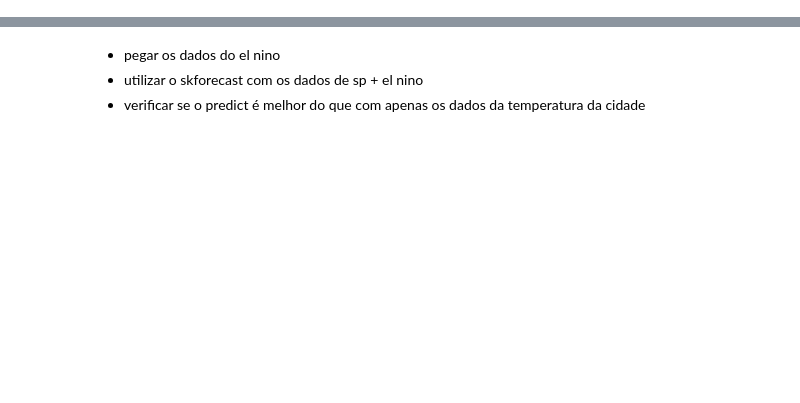
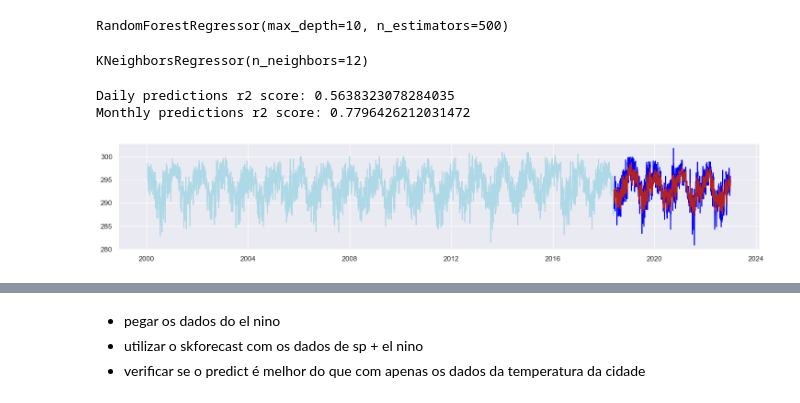
Before and after one commit to pedroaurgomes/AI4GOOD-LosNinos, a Jupyter notebook: el_nino.ipynb, the cells around one changed output, grey strips where cells are left out. Saved outputs shown, nothing was run; the diff lists cells and outputs as text; code cells hidden in the pictures; blank space fills up the shorter version.

```diff
--- a/el_nino.ipynb
+++ b/el_nino.ipynb
@@ -349,0 +457,31 @@ Utilizar modelos de Série Temporal multi-variado para agregar as informações
+# %%
+daily_data = daily_lag_15_dataset
+monthly_data = montly_lag_15_dataset
+# %%
+rf.fit(daily_data['train']['time_series'], daily_data['train']['target'])
+# %% [output]
+RandomForestRegressor(max_depth=10, n_estimators=500)
+# %%
+knn.fit(monthly_data['train']['time_series'], monthly_data['train']['target'])
+# %% [output]
+KNeighborsRegressor(n_neighbors=12)
+# %%
+daily_predictions = rf.predict(daily_data['val']['time_series'])
+monthly_predictions = knn.predict(monthly_data['val']['time_series'])
+# %%
+print(f'Daily predictions r2 score: {r2_score(daily_data['val']['target'], daily_predictions)}\nMonthly predictions r2 score: {r2_score(monthly_data['val']['target'], monthly_predictions)}')
+# %% [output]
+Daily predictions r2 score: 0.5638323078284035
+Monthly predictions r2 score: 0.7796426212031472
+# %%
+train_series = pandas.DataFrame(zip(daily_data['train']['timestamp'], daily_data['train']['target']), columns=['time', 'temperature']).set_index('time')
+test_series = pandas.DataFrame(zip(daily_data['val']['timestamp'], daily_data['val']['target']), columns=['time', 'temperature']).set_index('time')
+predictions_series = pandas.DataFrame(zip(daily_data['val']['timestamp'], daily_predictions), columns=['time', 'temperature']).set_index('time')
+# %%
+figure = plt.figure(figsize=(18,3))
+plt.plot(train_series, c='lightblue')
+plt.plot(test_series, c='blue')
+plt.plot(predictions_series, c='firebrick')
+plt.show()
+# %% [output]
+[figure, added]
```
Also changed, not shown: parts of 138 cells of this notebook.
